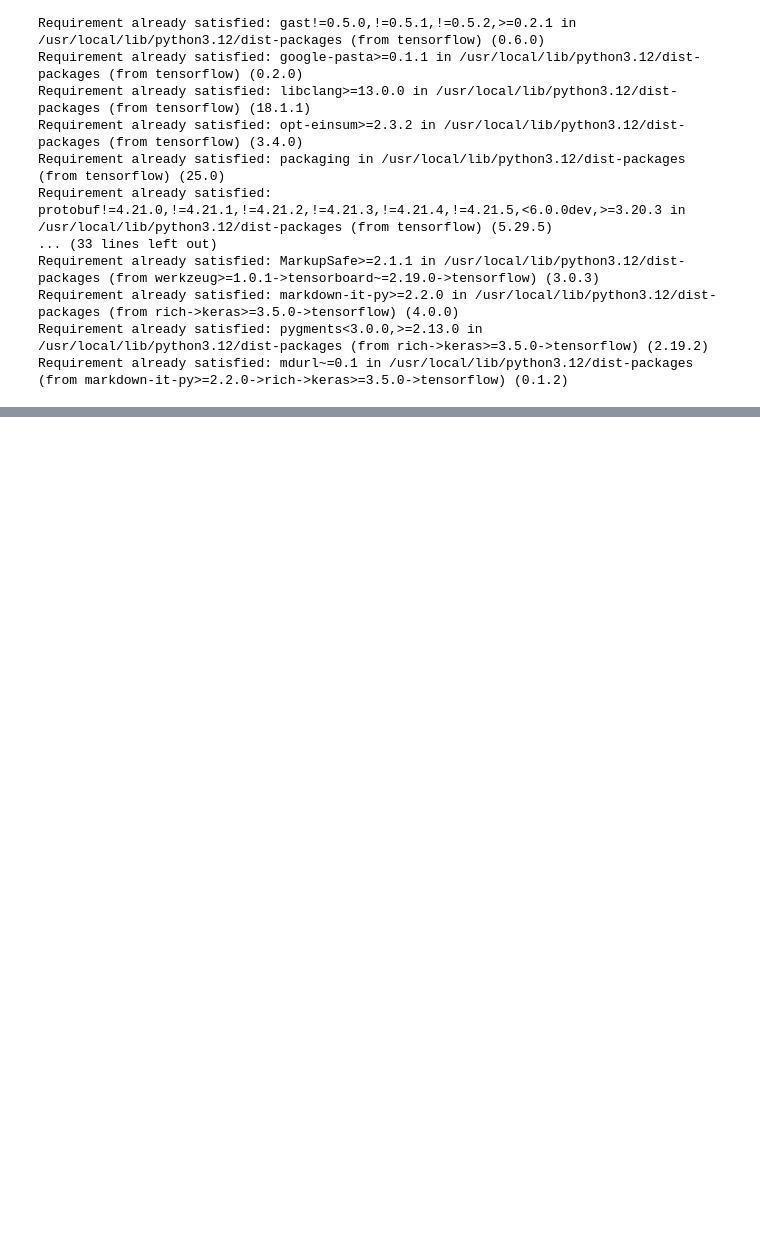
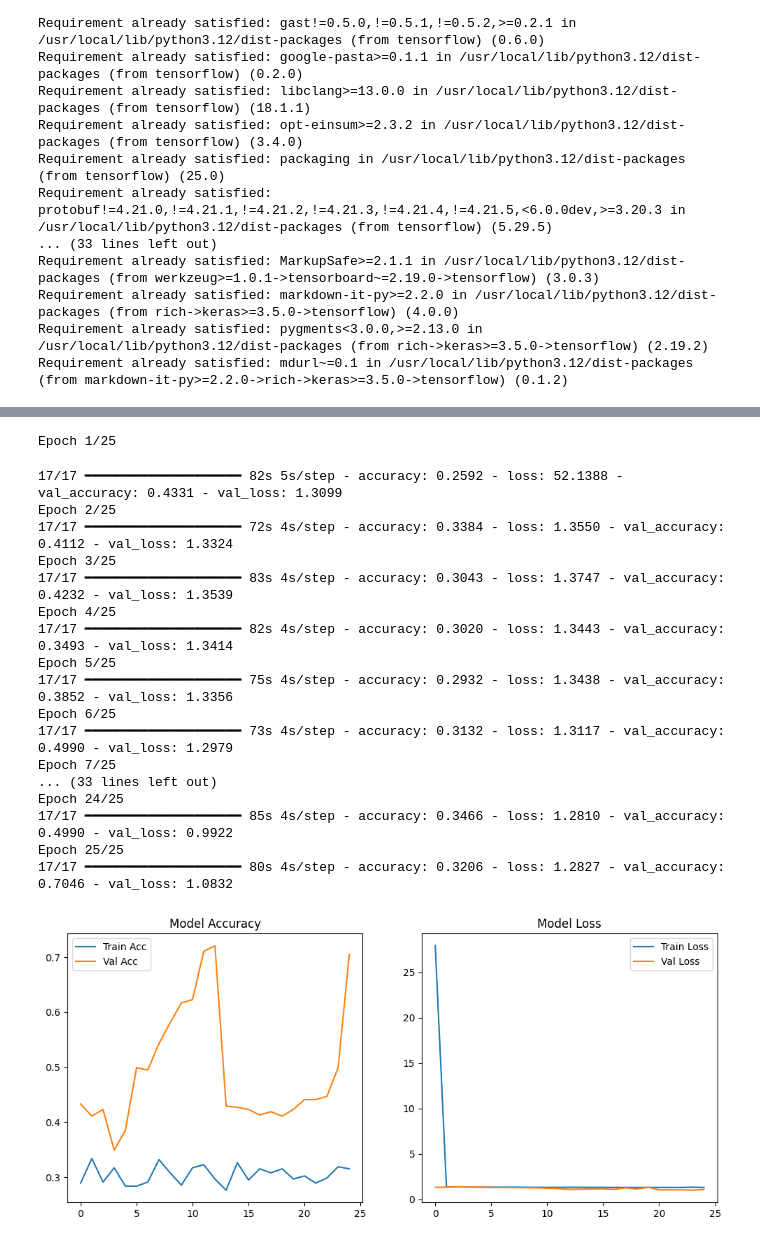
Before and after one commit to Vr18nair/Impact-of-Overfitting-in-Deep-Network---Wildlife-image-classification, a Jupyter notebook: Overfitting_in_Deep_Network.ipynb, the cells around one changed output, grey strips where cells are left out. Cells and saved outputs as stored; diff of their text form; code cells hidden in the pictures; blank space fills up the shorter version.

```diff
--- a/Overfitting_in_Deep_Network.ipynb
+++ b/Overfitting_in_Deep_Network.ipynb
@@ -26,0 +221,54 @@ sample_data/
+# %%
+# 🌱 STEP 10: Mitigate Overfitting with Data Augmentation + Dropout
+data_augment = tf.keras.Sequential([
+    layers.RandomFlip("horizontal"),
+    layers.RandomRotation(0.15),
+    layers.RandomZoom(0.1),
+    layers.RandomBrightness(0.1)
+])
+
+def build_regularized_cnn(num_classes):
+    model = models.Sequential([
+        data_augment,
+        layers.Conv2D(32, (3,3), activation='relu', input_shape=(224,224,3)),
+        layers.MaxPooling2D(2,2),
+        layers.Conv2D(64, (3,3), activation='relu'),
+        layers.MaxPooling2D(2,2),
+        layers.Flatten(),
+        layers.Dense(256, activation='relu'),
+        layers.Dropout(0.3),  # Regularization
+        layers.Dense(num_classes, activation='softmax')
+    ])
+    return model
+
+model2 = build_regularized_cnn(len(class_names))
+model2.compile(optimizer='adam', loss='sparse_categorical_crossentropy', metrics=['accuracy'])
+
+history2 = model2.fit(
+    train_ds,
+    epochs=25,
+    validation_data=val_ds,
+    callbacks=[early_stop]
+)
+
+plot_history(history2)
+# %% [output]
+Epoch 1/25
+17/17 ━━━━━━━━━━━━━━━━━━━━ 82s 5s/step - accuracy: 0.2592 - loss: 52.1388 - val_accuracy: 0.4331 - val_loss: 1.3099
+Epoch 2/25
+17/17 ━━━━━━━━━━━━━━━━━━━━ 72s 4s/step - accuracy: 0.3384 - loss: 1.3550 - val_accuracy: 0.4112 - val_loss: 1.3324
+Epoch 3/25
+17/17 ━━━━━━━━━━━━━━━━━━━━ 83s 4s/step - accuracy: 0.3043 - loss: 1.3747 - val_accuracy: 0.4232 - val_loss: 1.3539
+Epoch 4/25
+17/17 ━━━━━━━━━━━━━━━━━━━━ 82s 4s/step - accuracy: 0.3020 - loss: 1.3443 - val_accuracy: 0.3493 - val_loss: 1.3414
+Epoch 5/25
+17/17 ━━━━━━━━━━━━━━━━━━━━ 75s 4s/step - accuracy: 0.2932 - loss: 1.3438 - val_accuracy: 0.3852 - val_loss: 1.3356
+Epoch 6/25
+17/17 ━━━━━━━━━━━━━━━━━━━━ 73s 4s/step - accuracy: 0.3132 - loss: 1.3117 - val_accuracy: 0.4990 - val_loss: 1.2979
+Epoch 7/25
+... (33 lines left out)
+Epoch 24/25
+17/17 ━━━━━━━━━━━━━━━━━━━━ 85s 4s/step - accuracy: 0.3466 - loss: 1.2810 - val_accuracy: 0.4990 - val_loss: 0.9922
+Epoch 25/25
+17/17 ━━━━━━━━━━━━━━━━━━━━ 80s 4s/step - accuracy: 0.3206 - loss: 1.2827 - val_accuracy: 0.7046 - val_loss: 1.0832
+[figure, added]
```
Also changed, not shown: parts of 12 cells of this notebook.
